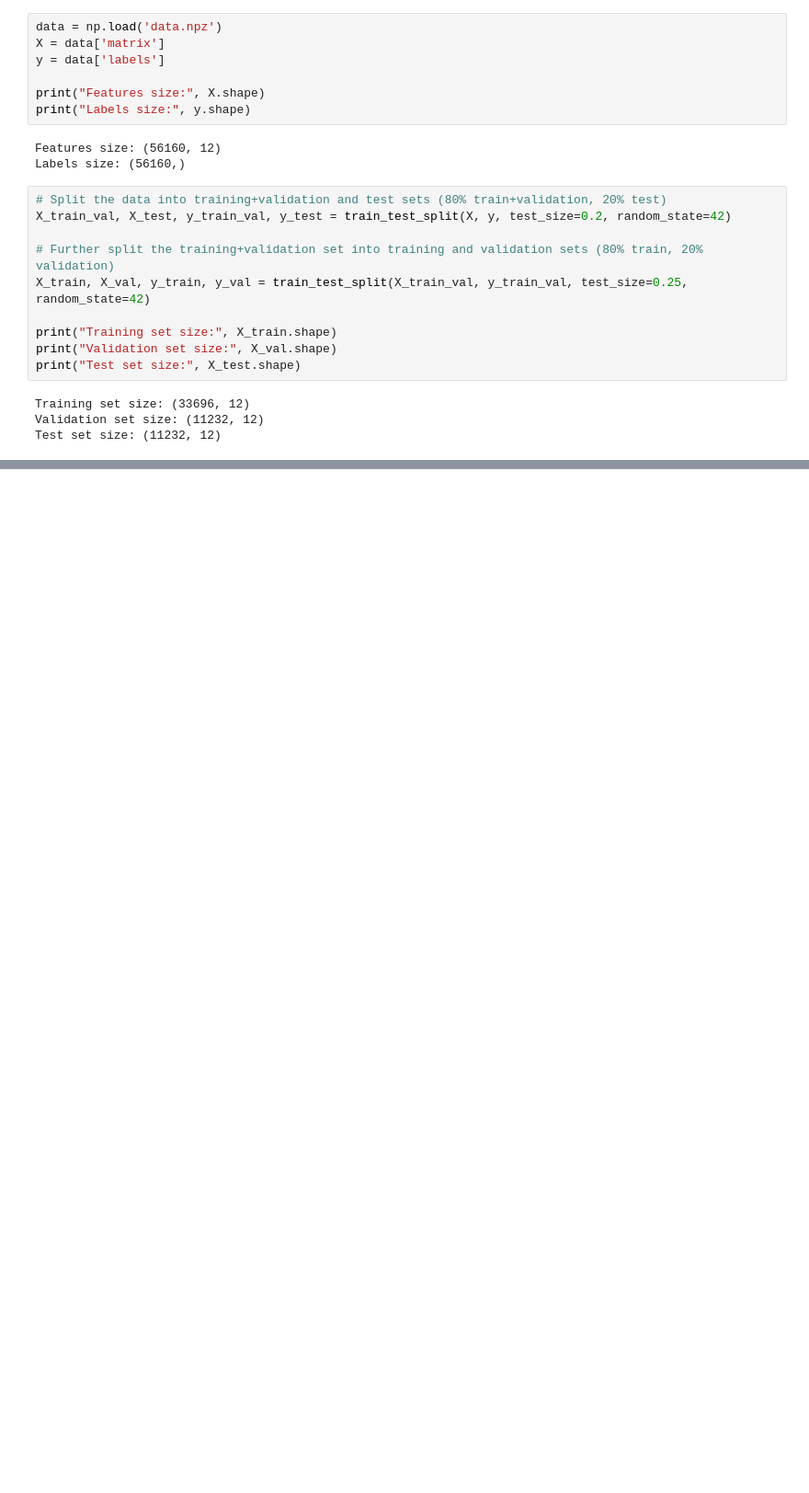
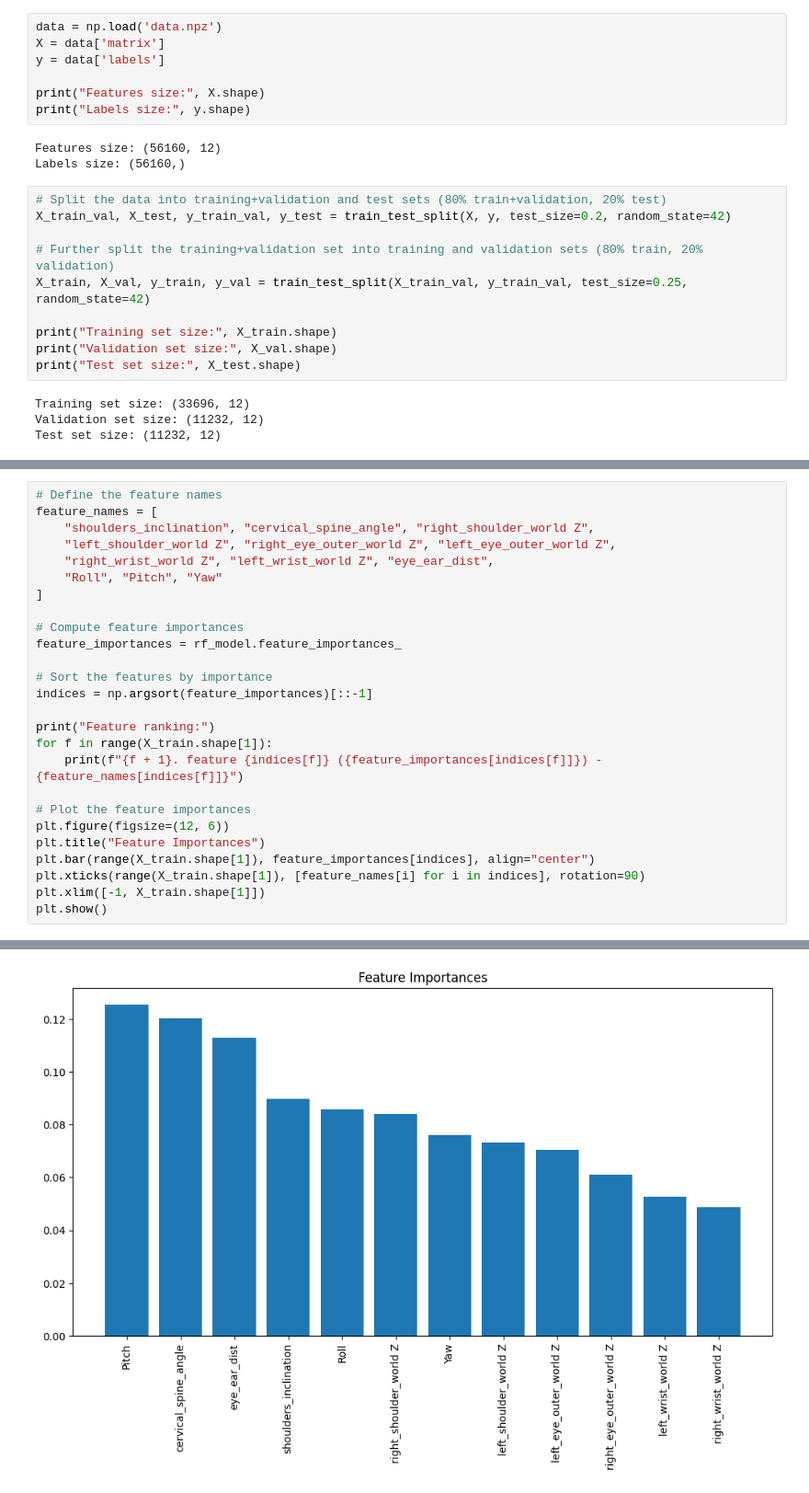
Before and after one commit to FucsikovaTereza/Research_Project, a Jupyter notebook: Random_forest.ipynb, the cells around one changed output, grey strips where cells are left out. Shown at 92% size. Cells and saved outputs as stored; diff of their text form; blank space fills up the shorter version.

```diff
--- a/Random_forest.ipynb
+++ b/Random_forest.ipynb
@@ -78,0 +101,27 @@ Test Accuracy: 0.9910968660968661
+# %%
+# Define the feature names
+feature_names = [
+    "shoulders_inclination", "cervical_spine_angle", "right_shoulder_world Z",
+    "left_shoulder_world Z", "right_eye_outer_world Z", "left_eye_outer_world Z",
+    "right_wrist_world Z", "left_wrist_world Z", "eye_ear_dist",
+    "Roll", "Pitch", "Yaw"
+]
+
+# Compute feature importances
+feature_importances = rf_model.feature_importances_
+
+# Sort the features by importance
+indices = np.argsort(feature_importances)[::-1]
+
+print("Feature ranking:")
+for f in range(X_train.shape[1]):
+    print(f"{f + 1}. feature {indices[f]} ({feature_importances[indices[f]]}) - {feature_names[indices[f]]}")
+
+# Plot the feature importances
+plt.figure(figsize=(12, 6))
+plt.title("Feature Importances")
+plt.bar(range(X_train.shape[1]), feature_importances[indices], align="center")
+plt.xticks(range(X_train.shape[1]), [feature_names[i] for i in indices], rotation=90)
+plt.xlim([-1, X_train.shape[1]])
+plt.show()
+# %% [output]
@@ -78,0 +141 @@ Test Accuracy: 0.9910968660968661
+[figure, added]
```
Also changed, not shown: parts of 3 cells of this notebook.
